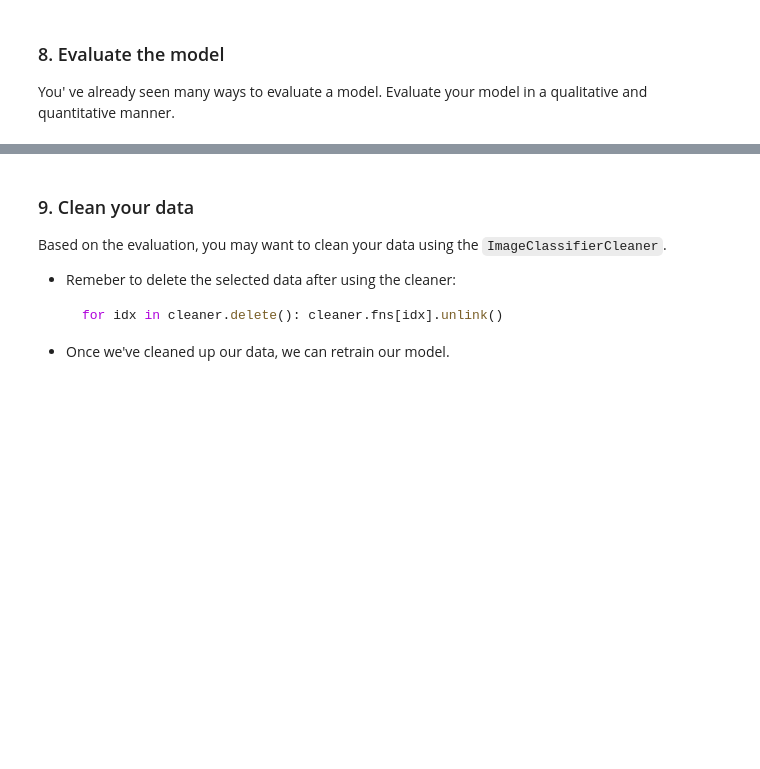
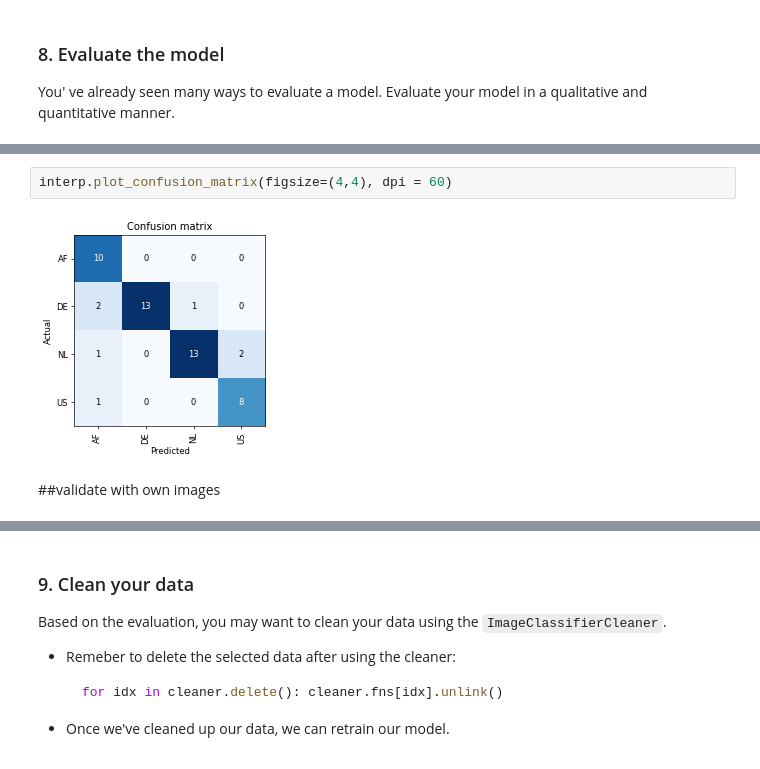
Before and after one commit to pds2021/a5-nicoelbert, a Jupyter notebook: Assignment_5.ipynb, the cells around one changed output, grey strips where cells are left out. Saved outputs shown, nothing was run; the diff lists cells and outputs as text; blank space fills up the shorter version.

Commit message:
First Test Modell validated

```diff
--- a/Assignment_5.ipynb
+++ b/Assignment_5.ipynb
@@ -283,0 +326,6 @@ You' ve already seen many ways to evaluate a model. Evaluate your model in a qua
+# %%
+interp.plot_confusion_matrix(figsize=(4,4), dpi = 60)
+# %% [output]
+[figure, added]
+# %% [markdown]
+##validate with own images
```
Also changed, not shown: parts of 9 cells of this notebook.
